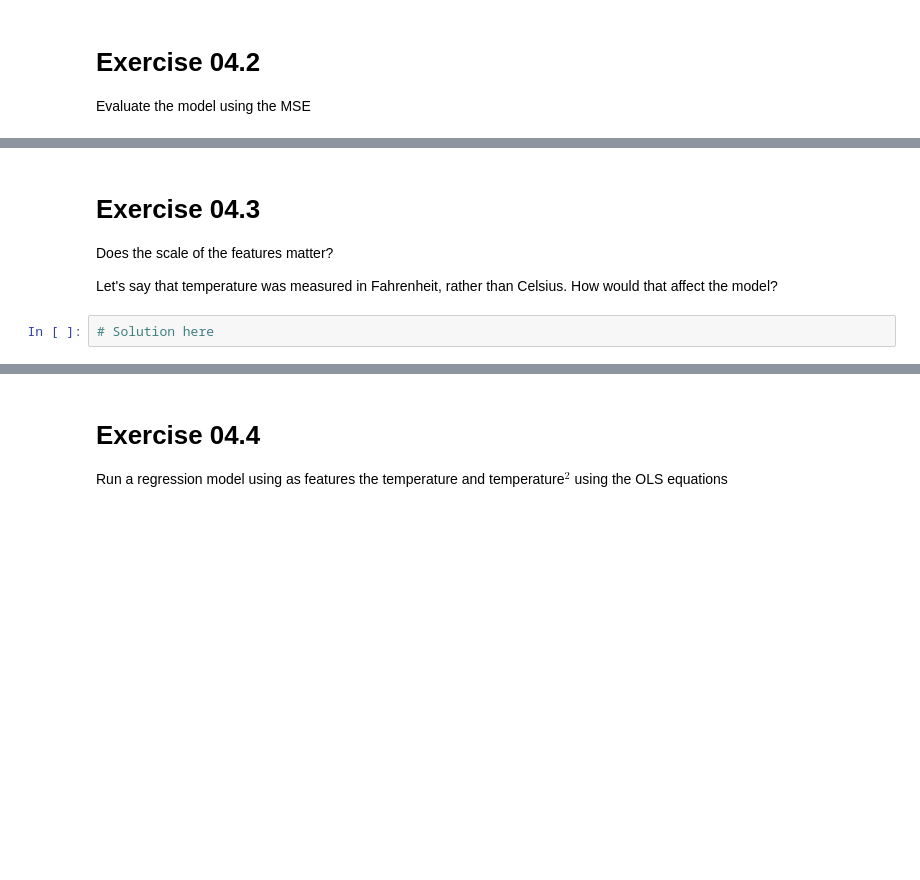
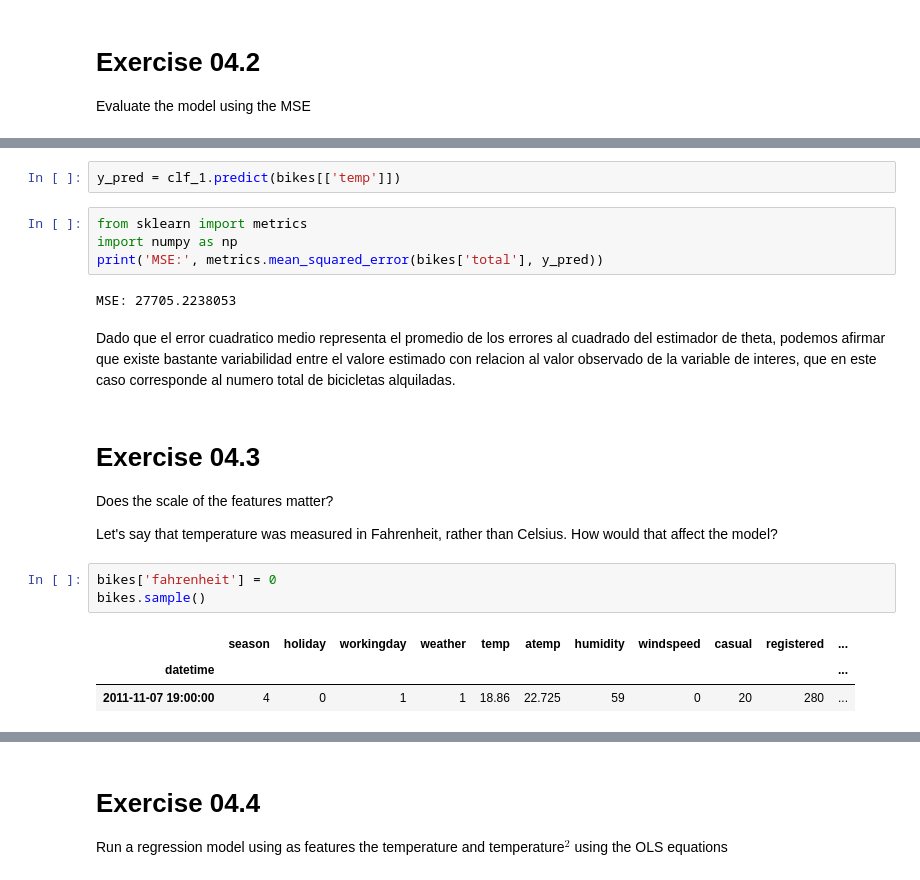
Before and after one commit to JHONRINCON/PracticalMachineLearningClass, a Jupyter notebook: exercises/04-BikesRent.ipynb, the cells around one changed output, grey strips where cells are left out. Saved outputs shown, nothing was run; the diff lists cells and outputs as text; blank space fills up the shorter version.

```diff
--- a/exercises/04-BikesRent.ipynb
+++ b/exercises/04-BikesRent.ipynb
@@ -86,8 +122,23 @@ Evaluate the model using the MSE
+# %%
+y_pred = clf_1.predict(bikes[['temp']])
+# %%
+from sklearn import metrics
+import numpy as np
+print('MSE:', metrics.mean_squared_error(bikes['total'], y_pred))
+# %% [output]
+MSE: 27705.2238053
+# %% [markdown]
+Dado que el error cuadratico medio representa el promedio de los errores al cuadrado del estimador de theta, podemos afirmar que existe bastante variabilidad entre el valore estimado con relacion al valor observado de la variable de interes, que en este caso corresponde al numero total de bicicletas alquiladas.
 # %% [markdown]
 # Exercise 04.3
 
 Does the scale of the features matter?
 
 Let's say that temperature was measured in Fahrenheit, rather than Celsius. How would that affect the model?
-# %%
-# Solution here
+# %%
+bikes['fahrenheit'] = 0
+bikes.sample()
+# %% [output]
+|  | season | holiday | workingday | weather | temp | atemp | humidity | windspeed | casual | registered | ... |
+| datetime |  |  |  |  |  |  |  |  |  |  | ... |
+| 2011-11-07 19:00:00 | 4 | 0 | 1 | 1 | 18.86 | 22.725 | 59 | 0 | 20 | 280 | ... |
```
Also changed, not shown: parts of 76 cells of this notebook.
